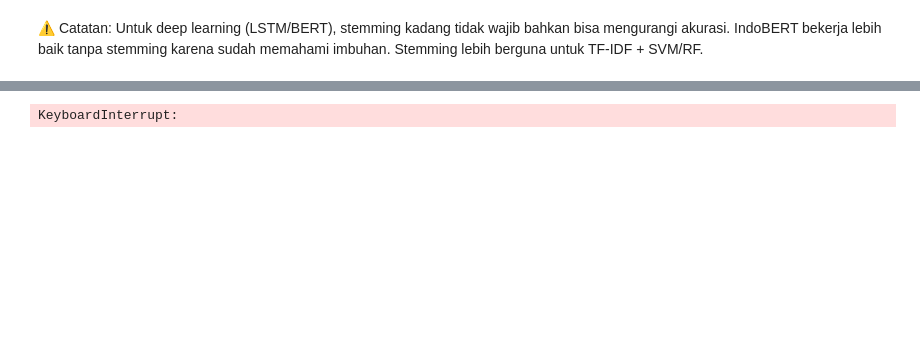
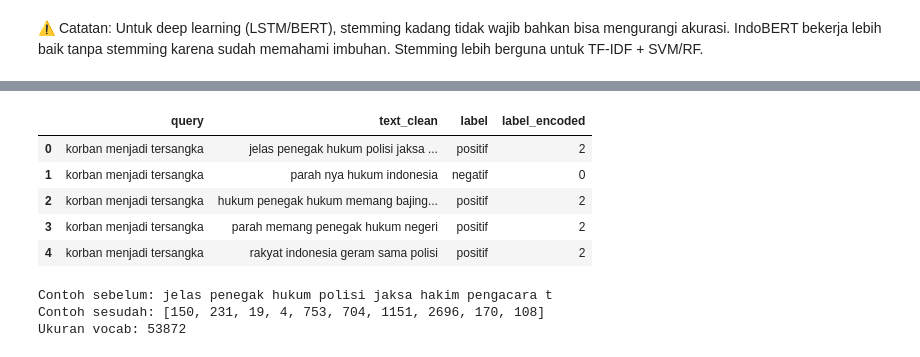
Before and after one commit to uchihamadara37/analisis_sentimen_youtube, a Jupyter notebook: coba_case_1.ipynb, the cells around one changed output, grey strips where cells are left out. Saved outputs shown, nothing was run; the diff lists cells and outputs as text; code cells hidden in the pictures; blank space fills up the shorter version.

```diff
--- a/coba_case_1.ipynb
+++ b/coba_case_1.ipynb
@@ -187,16 +432,28 @@ def tokenization(text):
+# %%
+df.head()
+# %% [output]
+|  | query | text_clean | label | label_encoded |
+| 0 | korban menjadi tersangka | jelas penegak hukum polisi jaksa ... | positif | 2 |
+| 1 | korban menjadi tersangka | parah nya hukum indonesia | negatif | 0 |
+| 2 | korban menjadi tersangka | hukum penegak hukum memang bajing... | positif | 2 |
+| 3 | korban menjadi tersangka | parah memang penegak hukum negeri | positif | 2 |
+| 4 | korban menjadi tersangka | rakyat indonesia geram sama polisi | positif | 2 |
 # %%
-# diproses semua
-def full_preprocess(text):
-    text = str(text)
-    text = cleaning(text)
-    text = case_folding(text)
-    text = normalize(text)
-    text = remove_stopwords(text)
-    text = stemming(text)   # pindahkan ke sini
-    return text
+# membuat tokenization sequence
+from tensorflow.keras.preprocessing.text import Tokenizer
+from tensorflow.keras.preprocessing.sequence import pad_sequences
 
-df['text_clean'] = df['text'].apply(full_preprocess)
+# membuat tokenizer keras
+tokenizer = Tokenizer(num_words=10000, oov_token="<OOV>")
+tokenizer.fit_on_texts(df['text_clean'])
 
-print(df[['text', 'text_clean']].head(10))
+# konversi teks ke urutan angka
+sequences = tokenizer.texts_to_sequences(df['text_clean'])
+
+print("Contoh sebelum:", df['text_clean'][0][:50])
+print("Contoh sesudah:", sequences[0][:10])
+print("Ukuran vocab:", len(tokenizer.word_index)+1)
 # %% [output]
-KeyboardInterrupt:
+Contoh sebelum: jelas penegak hukum polisi jaksa hakim pengacara t
+Contoh sesudah: [150, 231, 19, 4, 753, 704, 1151, 2696, 170, 108]
+Ukuran vocab: 53872
```
Also changed, not shown: parts of 38 cells of this notebook.
